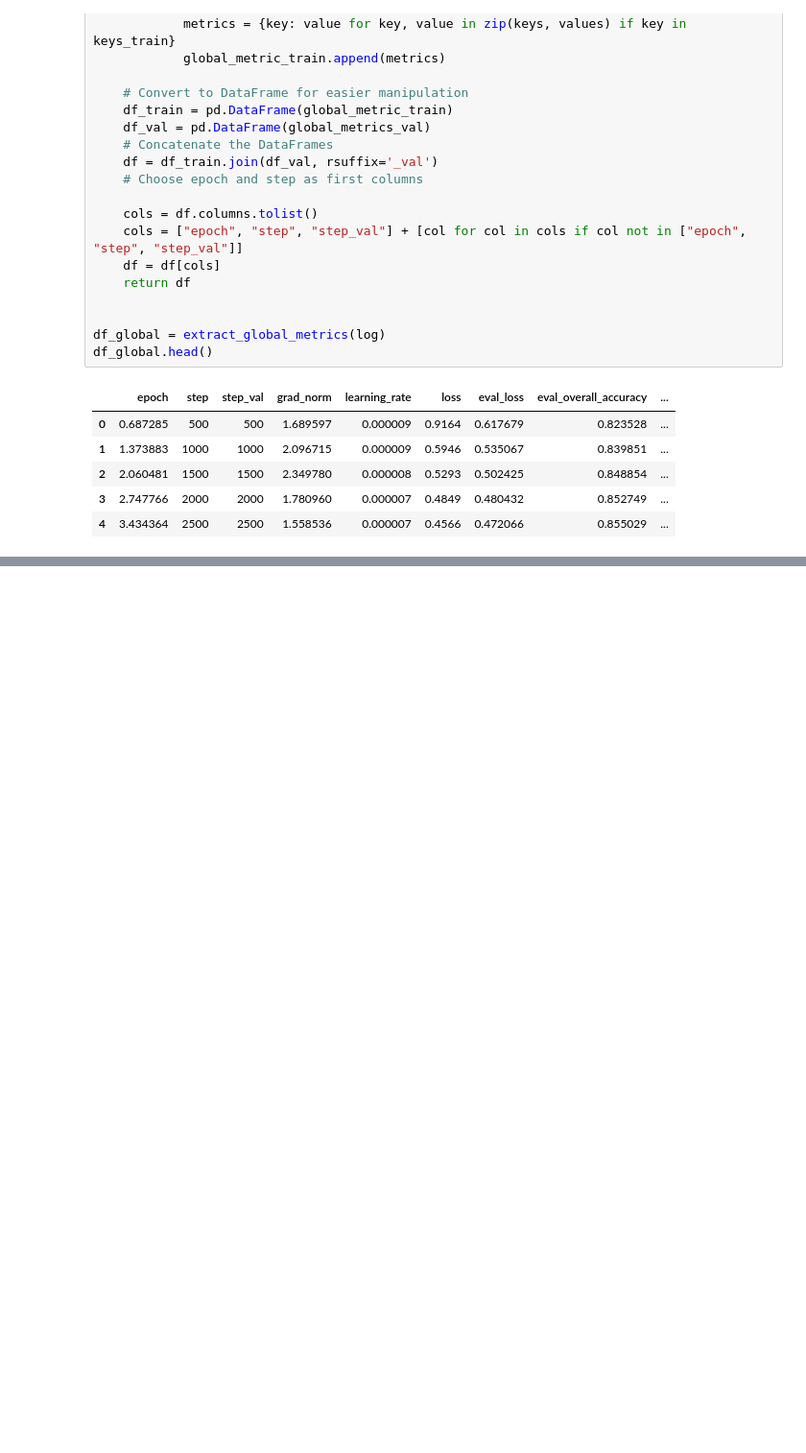
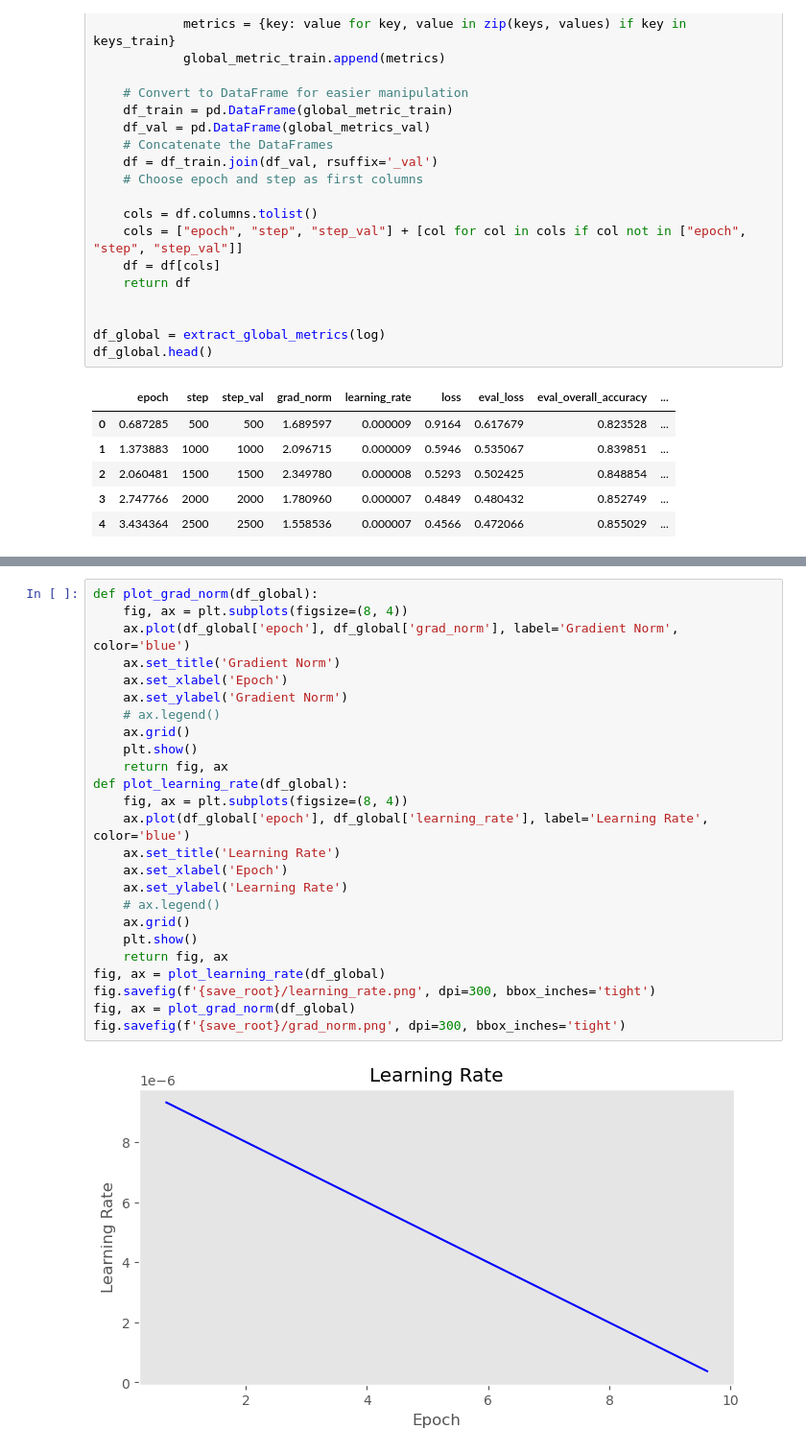
Before and after one commit to Nicolassalvan/mti881-projet2, a Jupyter notebook: analyse_metrics.ipynb, the cells around one changed output, grey strips where cells are left out. Shown at 96% size. Drawn from its saved outputs; the diff is of its cells as text; blank space fills up the shorter version.

```diff
--- a/analyse_metrics.ipynb
+++ b/analyse_metrics.ipynb
@@ -156,0 +210,27 @@ fig.savefig(f'{save_root}/global_metrics.png', dpi=300, bbox_inches='tight')
+# %%
+def plot_grad_norm(df_global):
+    fig, ax = plt.subplots(figsize=(8, 4))
+    ax.plot(df_global['epoch'], df_global['grad_norm'], label='Gradient Norm', color='blue')
+    ax.set_title('Gradient Norm')
+    ax.set_xlabel('Epoch')
+    ax.set_ylabel('Gradient Norm')
+    # ax.legend()
+    ax.grid()
+    plt.show()
+    return fig, ax
+def plot_learning_rate(df_global):
+    fig, ax = plt.subplots(figsize=(8, 4))
+    ax.plot(df_global['epoch'], df_global['learning_rate'], label='Learning Rate', color='blue')
+    ax.set_title('Learning Rate')
+    ax.set_xlabel('Epoch')
+    ax.set_ylabel('Learning Rate')
+    # ax.legend()
+    ax.grid()
+    plt.show()
+    return fig, ax
+fig, ax = plot_learning_rate(df_global)
+fig.savefig(f'{save_root}/learning_rate.png', dpi=300, bbox_inches='tight')
+fig, ax = plot_grad_norm(df_global)
+fig.savefig(f'{save_root}/grad_norm.png', dpi=300, bbox_inches='tight')
+# %% [output]
+[figure, added]
```
Also changed, not shown: parts of 17 cells of this notebook, 7 other files.
